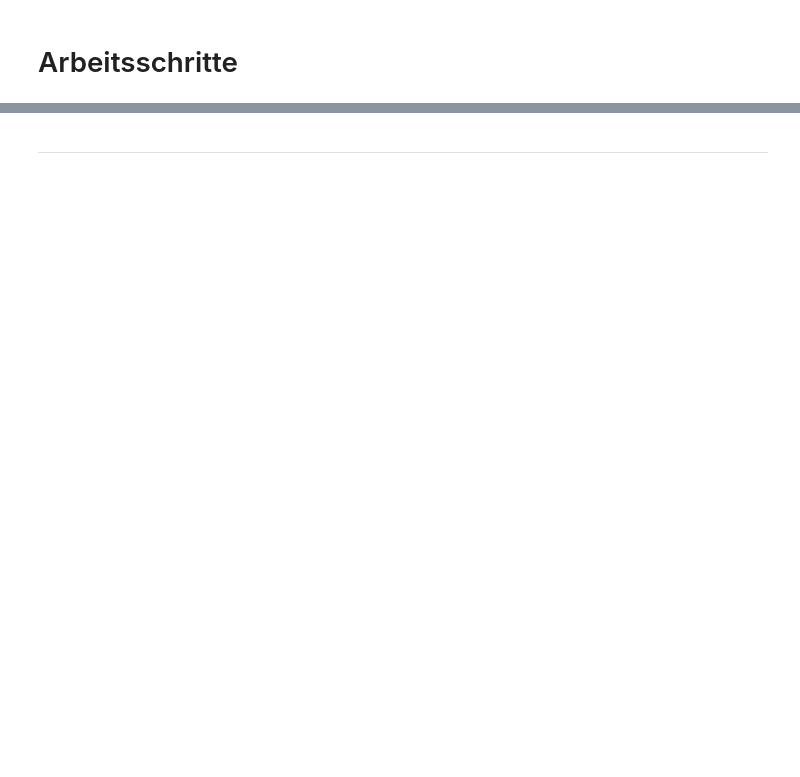
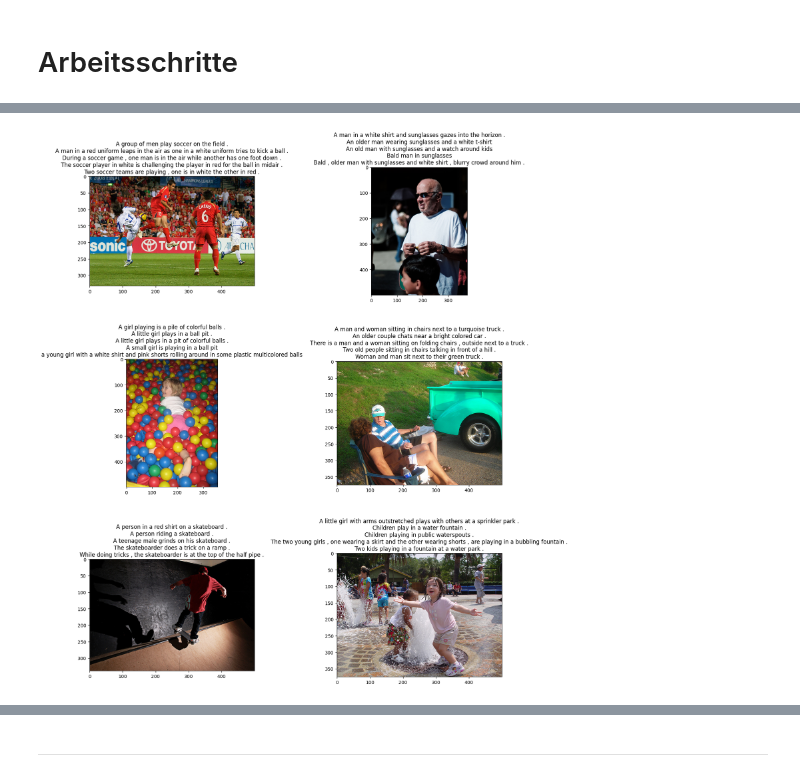
Before and after one commit to 7ben18/fhnw-del-Deep-Learning, a Jupyter notebook: del-Minichallenge-2/del-Minichallenge-2-SiBenTran.ipynb, the cells around one changed output, grey strips where cells are left out. Drawn from its saved outputs; the diff is of its cells as text; code cells hidden in the pictures; blank space fills up the shorter version.

```diff
--- a/del-Minichallenge-2/del-Minichallenge-2-SiBenTran.ipynb
+++ b/del-Minichallenge-2/del-Minichallenge-2-SiBenTran.ipynb
@@ -86,0 +78,39 @@ plot_image_caption(image_unique[1])
+# %%
+def read_image(image_id):
+    """
+    This function reads an image from a specific path and returns the image object.
+    """
+    image = Image.open(image_path + "/" + image_id)
+    return image
+
+def get_captions(image_id):
+    """
+    This function retrieves the captions associated with an image ID from the data dictionary.
+    """
+    captions = []
+    for i in range(len(data)):
+        if data['image'][i] == image_id:
+            captions.append(data['caption'][i])
+    captions = '\n'.join(captions)
+    return captions
+
+def plot_n_m_image_caption(n,m):
+    """
+    This function plots a grid of n x m images along with their captions.
+    """
+    fig, ax = plt.subplots(n,m,figsize=(16,20))
+    for i in range(n):
+        for j in range(m):
+            index = np.random.randint(0,len(image_unique))
+            image_id = image_unique[index]
+            image = read_image(image_id)
+            captions = get_captions(image_id)
+            ax[i,j].imshow(np.asarray(image))
+            ax[i,j].set_title(captions)
+    plt.subplots_adjust(wspace=0.5, hspace=0.5)
+    plt.show()
+
+# plot n x m images and its captions
+plot_n_m_image_caption(3,2)
+# %% [output]
+[figure, added]
```
Also changed, not shown: parts of 15 cells of this notebook.
